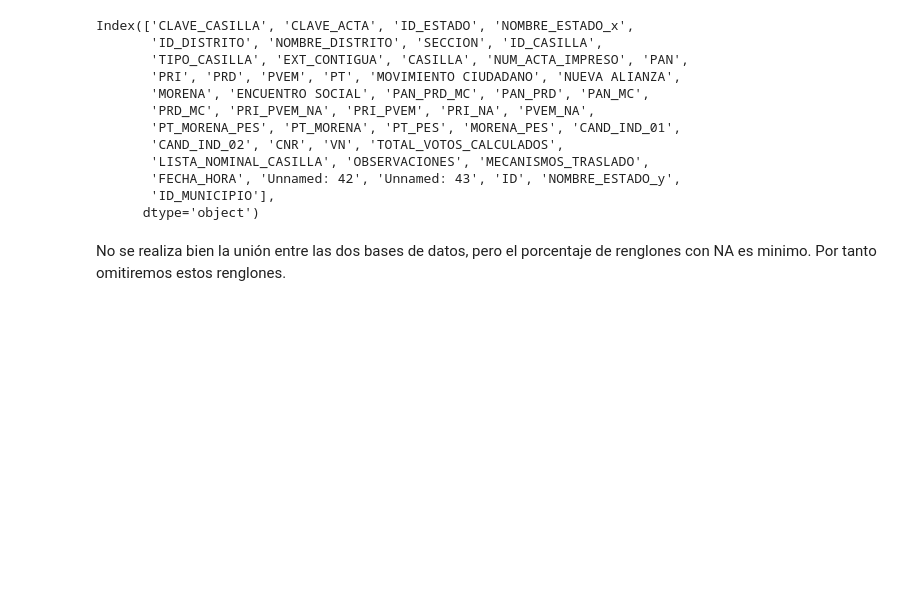
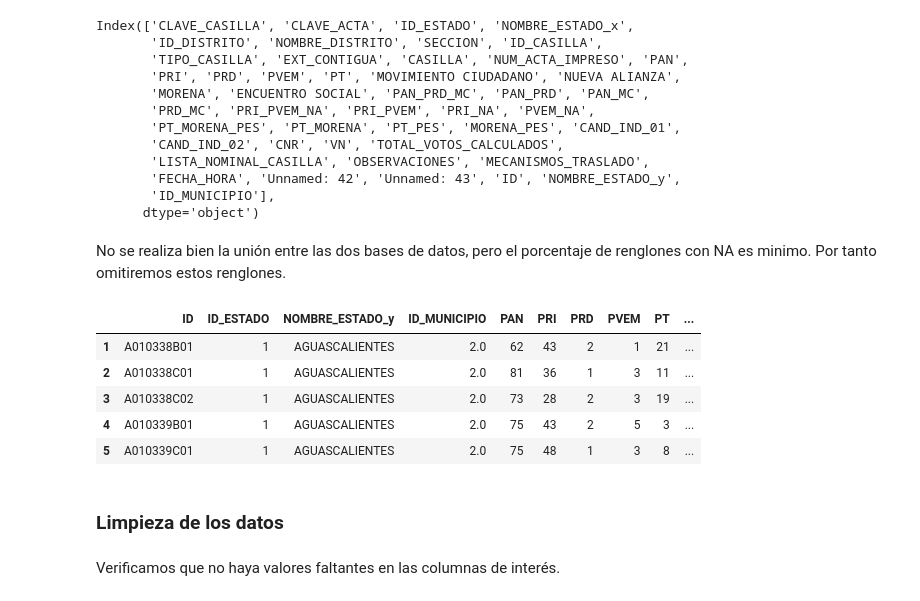
Before and after one commit to DavidGMtz/Analisis_elecciones_presidenciales_2018-, a Jupyter notebook: Votos.ipynb, the cells around one changed output. Saved outputs shown, nothing was run; the diff lists cells and outputs as text; code cells hidden in the pictures; blank space fills up the shorter version.

```diff
--- a/Votos.ipynb
+++ b/Votos.ipynb
@@ -108,14 +111,27 @@ No se realiza bien la unión entre las dos bases de datos, pero el porcentaje de
 # %%
 # Vamos a filtrar el conteo en casa casila junto con algunos datos de identificacion  y quitar los renglones
 # que contienen NA
 Votos_completo = Votos_completo.dropna(subset=["NOMBRE_ESTADO_y"])
 Votos_completo = Votos_completo.loc[:,
 [
    "ID",                     "ID_ESTADO",              "NOMBRE_ESTADO_y",        "ID_MUNICIPIO",
    "PAN",                    "PRI",                    "PRD",                    "PVEM",
    "PT",                     "MOVIMIENTO CIUDADANO",   "NUEVA ALIANZA",          "MORENA",
    "ENCUENTRO SOCIAL",       "PAN_PRD_MC",             "PAN_PRD",                "PAN_MC",
    "PRD_MC",                 "PRI_PVEM_NA",            "PRI_PVEM",               "PRI_NA",
    "PVEM_NA",                "PT_MORENA_PES",          "PT_MORENA",              "PT_PES",
    "MORENA_PES",             "CAND_IND_01",            "CAND_IND_02",            "CNR",
    "VN",                     "TOTAL_VOTOS_CALCULADOS", "LISTA_NOMINAL_CASILLA" ]]
+
+Votos_completo.head()
+# %% [output]
+|  | ID | ID_ESTADO | NOMBRE_ESTADO_y | ID_MUNICIPIO | PAN | PRI | PRD | PVEM | PT | ... |
+| 1 | A010338B01 | 1 | AGUASCALIENTES | 2.0 | 62 | 43 | 2 | 1 | 21 | ... |
+| 2 | A010338C01 | 1 | AGUASCALIENTES | 2.0 | 81 | 36 | 1 | 3 | 11 | ... |
+| 3 | A010338C02 | 1 | AGUASCALIENTES | 2.0 | 73 | 28 | 2 | 3 | 19 | ... |
+| 4 | A010339B01 | 1 | AGUASCALIENTES | 2.0 | 75 | 43 | 2 | 5 | 3 | ... |
+| 5 | A010339C01 | 1 | AGUASCALIENTES | 2.0 | 75 | 48 | 1 | 3 | 8 | ... |
+# %% [markdown]
+### Limpieza de los datos
+# %% [markdown]
+Verificamos que no haya valores faltantes en las columnas de interés.
```
Also changed, not shown: parts of 10 cells of this notebook.
